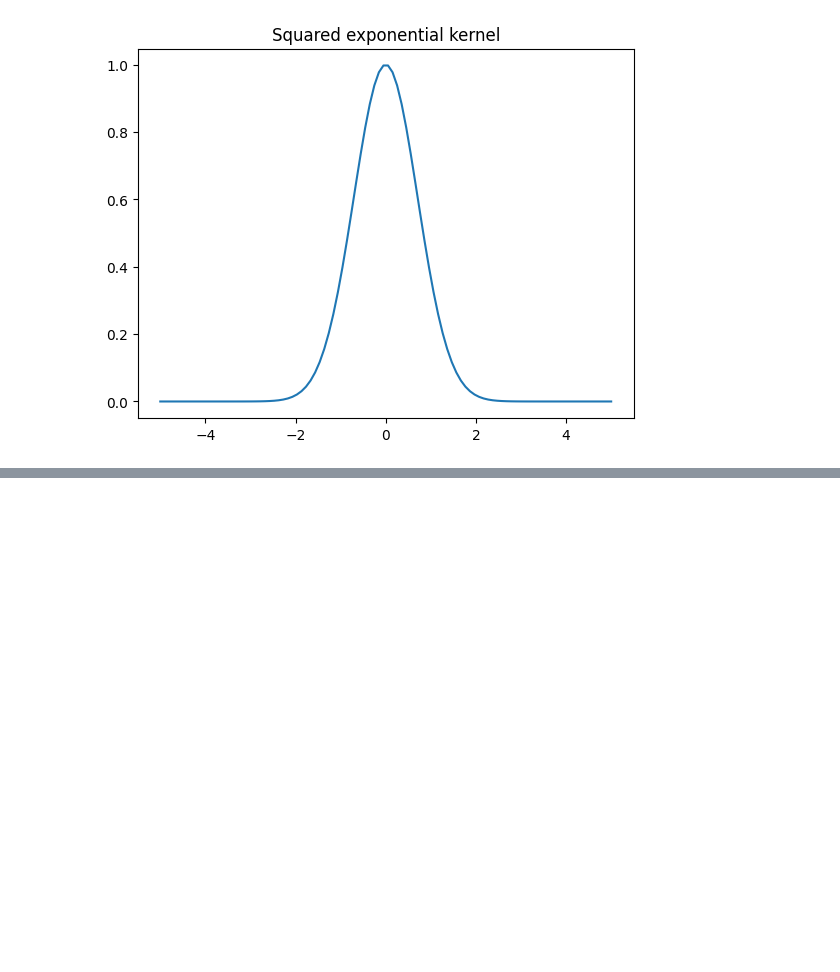
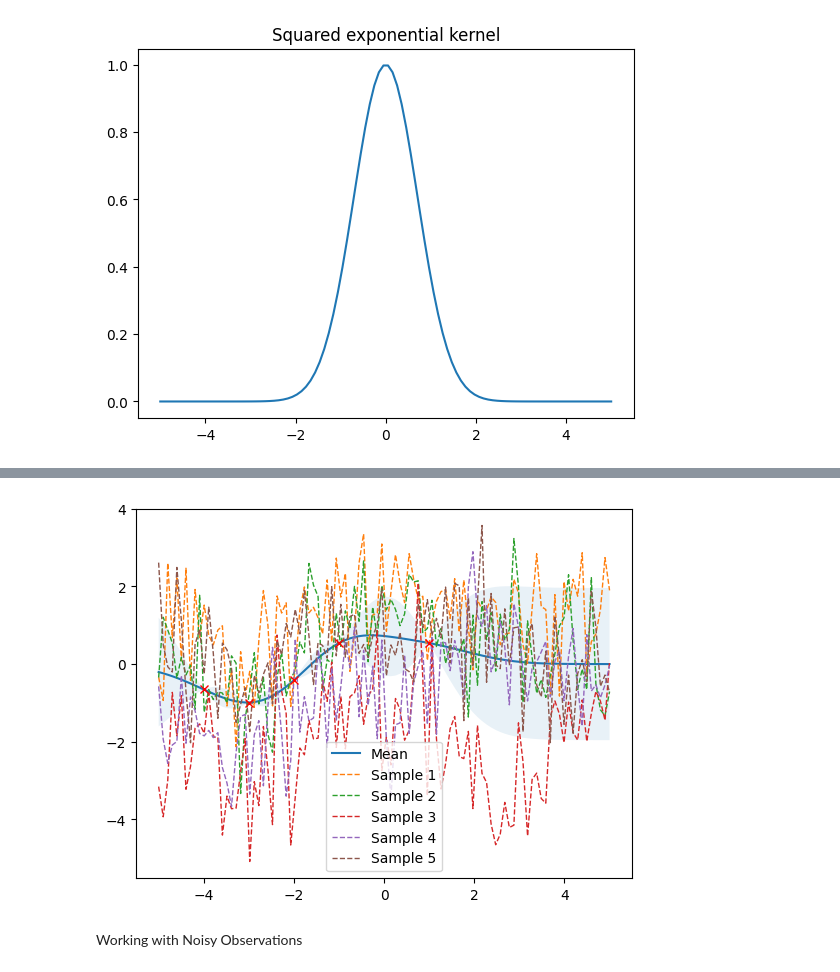
Before and after one commit to JuanMtzQ/BayesianOptimization, a Jupyter notebook: 2_GaussianProcess.ipynb, the cells around one changed output, grey strips where cells are left out. Drawn from its saved outputs; the diff is of its cells as text; code cells hidden in the pictures; blank space fills up the shorter version.

```diff
--- a/2_GaussianProcess.ipynb
+++ b/2_GaussianProcess.ipynb
@@ -24,0 +100,29 @@ np.exp(-10^2)
+# %%
+def update_posterior(X_s, X_train, Y_train, l=1.0, sigma_f=1.0, sigma_y = 1e-8):
+    """
+    Computes the mean vector and covariance matrix of the posterior
+    distribution
+    from m training data X_train and Y_train and n new inputs X_s.
+    Args:
+        X_s: New input locations (n x d).
+        X_train: Training locations (m x d).
+        Y_train: Training targets (m x 1).
+        l: Kernel length parameter.
+        sigma_f: Kernel vertical variation parameter.
+        sigma_y: Observation noise parameter.
+    Returns:
+        Posterior mean vector (n x d) and covariance matrix (n x n)
+    """
+    # Covariance matrix for observed inputs
+    K = ise_kernel(X_train, X_train, l, sigma_f) + sigma_y**2 * np.eye(len(X_train))
+    # Cross variance between observed and new inputs
+    K_s = ise_kernel(X_train, X_s, l, sigma_f)
+    # Covariance matrix for new inputs
+    K_ss = ise_kernel(X_s, X_s, l, sigma_f) + 1e-8 ** np.eye(len(X_s))
+    # Compute inverse of covariance
+    K_inv = inv(K)
+    # Posterior mean vector bases on derived closed-form formula
+    mu_s = K_s.T.dot(K_inv).dot(Y_train)
+    # Posterior covariance matrix based on derived closed-form formula
+    cov_s = K_ss - K_s.T.dot(K_inv).dot(K_s)
+    return mu_s, cov_s
@@ -24,0 +131,16 @@ np.exp(-10^2)
+# %%
+# noise free training data
+X_train = np.array([-4, -3, -2, -1, 1]).reshape(-1, 1)
+Y_train = np.cos(X_train)
+
+# Compute mean and convariance of posterior distribution
+mu_s, cov_s = update_posterior(X_test, X_train, Y_train)
+
+# Generate five samples from multivariate normal distribution
+samples_2 = np.random.multivariate_normal(mean = mu_s.ravel(), cov = cov_s, size = 5)
+# %%
+plot_gp(mu_s, cov_s, X_test, X_train = X_train, Y_train = Y_train, samples = samples_2)
+# %% [output]
+[figure, added]
+# %% [markdown]
+Working with Noisy Observations
```
Also changed, not shown: parts of 29 cells of this notebook.
